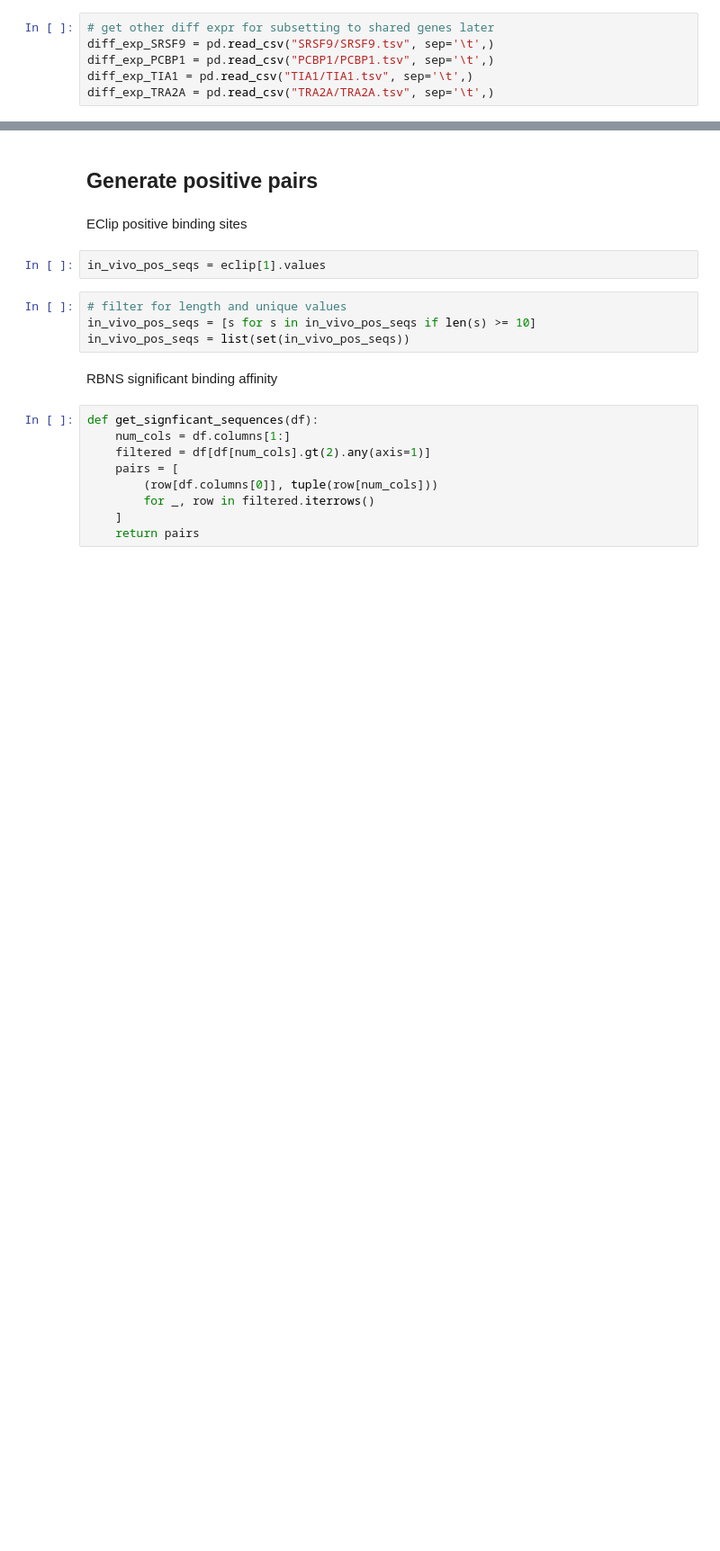
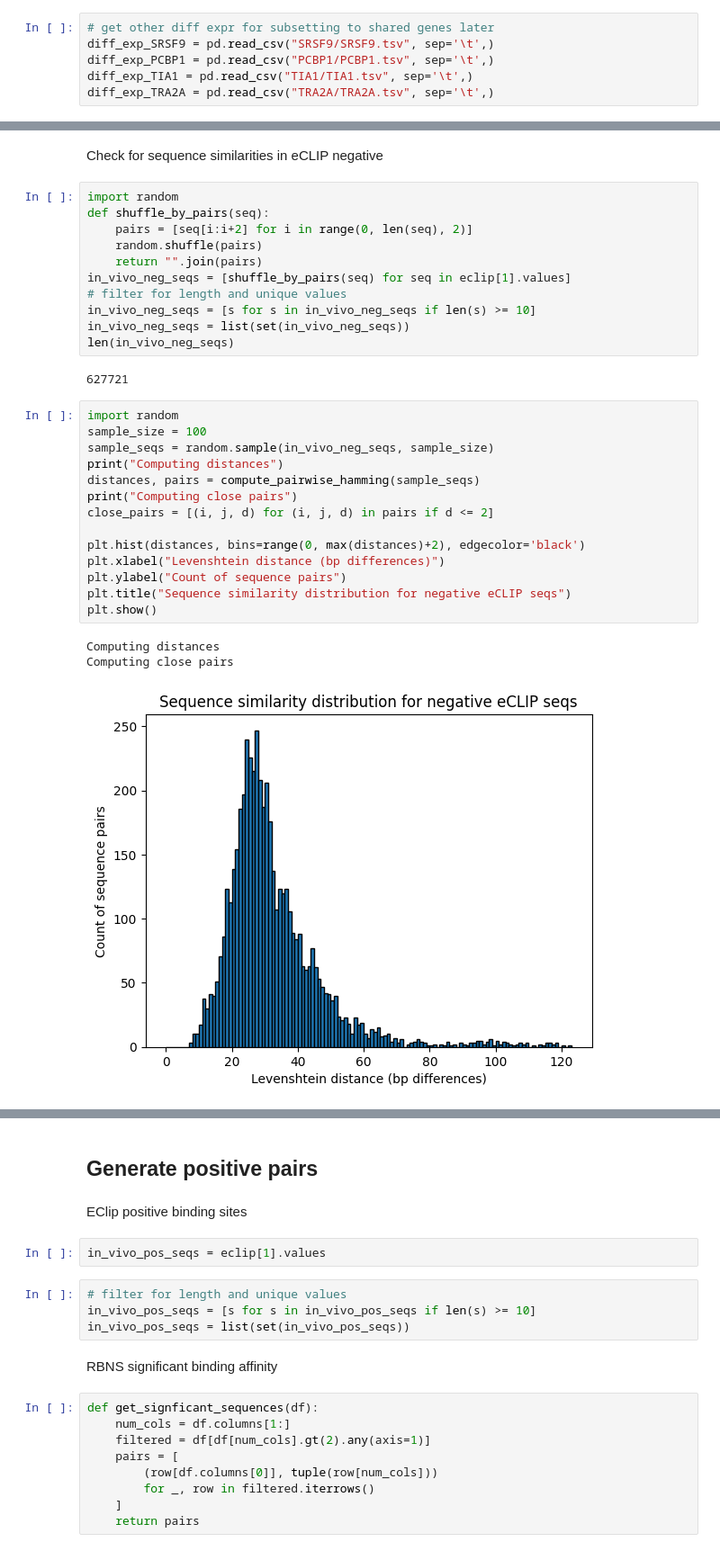
Before and after one commit to igemou/proteus-bind, a Jupyter notebook: data/HNRNPC_dataloading.ipynb, the cells around one changed output, grey strips where cells are left out. Shown at 90% size. Cells and saved outputs as stored; diff of their text form; blank space fills up the shorter version.

```diff
--- a/data/HNRNPC_dataloading.ipynb
+++ b/data/HNRNPC_dataloading.ipynb
@@ -61,0 +132,33 @@ diff_exp_TRA2A = pd.read_csv("TRA2A/TRA2A.tsv", sep='\t',)
+# %% [markdown]
+Check for sequence similarities in eCLIP negative
+# %%
+import random
+def shuffle_by_pairs(seq):
+    pairs = [seq[i:i+2] for i in range(0, len(seq), 2)]
+    random.shuffle(pairs)
+    return "".join(pairs)
+in_vivo_neg_seqs = [shuffle_by_pairs(seq) for seq in eclip[1].values]
+# filter for length and unique values
+in_vivo_neg_seqs = [s for s in in_vivo_neg_seqs if len(s) >= 10]
+in_vivo_neg_seqs = list(set(in_vivo_neg_seqs))
+len(in_vivo_neg_seqs)
+# %% [output]
+627721
+# %%
+import random
+sample_size = 100
+sample_seqs = random.sample(in_vivo_neg_seqs, sample_size)
+print("Computing distances")
+distances, pairs = compute_pairwise_hamming(sample_seqs)
+print("Computing close pairs")
+close_pairs = [(i, j, d) for (i, j, d) in pairs if d <= 2]
+
+plt.hist(distances, bins=range(0, max(distances)+2), edgecolor='black')
+plt.xlabel("Levenshtein distance (bp differences)")
+plt.ylabel("Count of sequence pairs")
+plt.title("Sequence similarity distribution for negative eCLIP seqs")
+plt.show()
+# %% [output]
+Computing distances
+Computing close pairs
+[figure, added]
```
Also changed, not shown: parts of 26 cells of this notebook, 4 other files.
